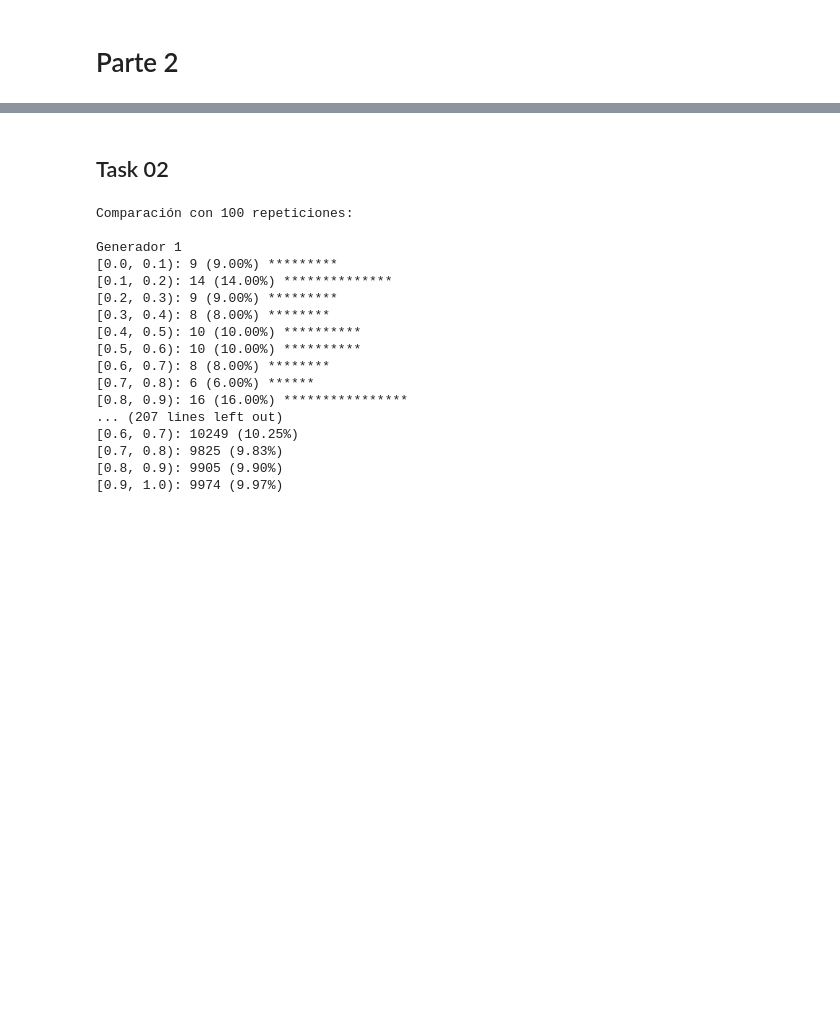
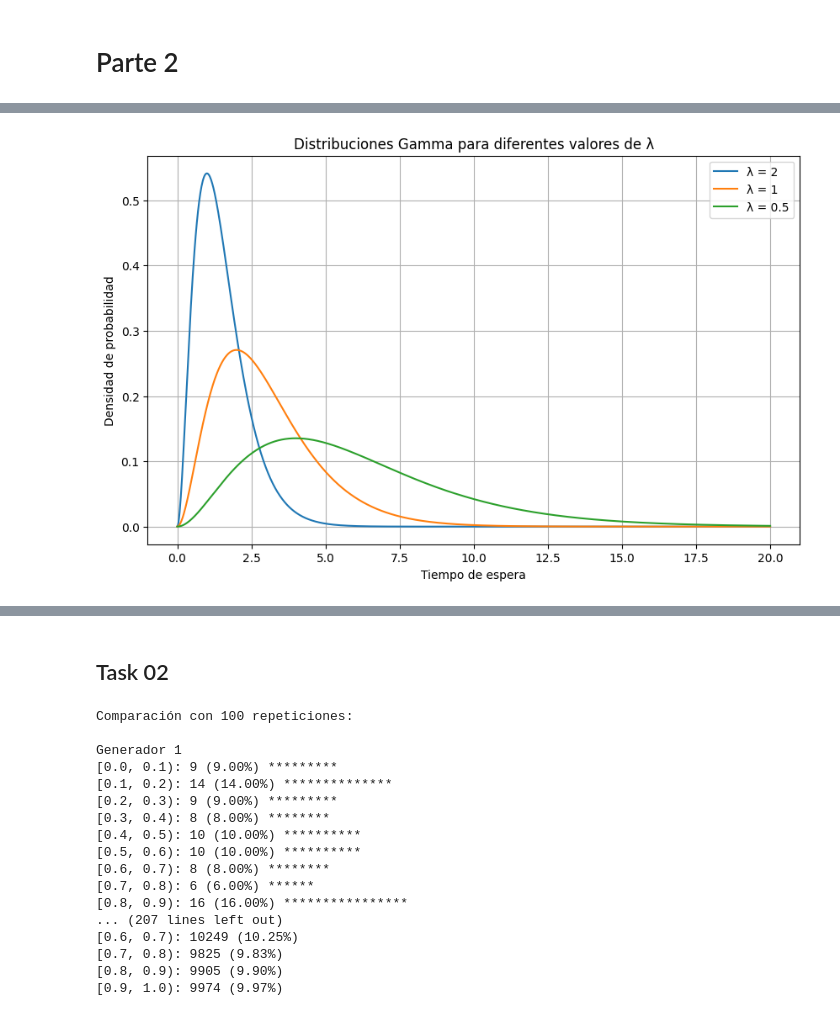
Before and after one commit to angelcast2002/Lab-04-MS, a Jupyter notebook: Laboratorio4.ipynb, the cells around one changed output, grey strips where cells are left out. Saved outputs shown, nothing was run; the diff lists cells and outputs as text; code cells hidden in the pictures; blank space fills up the shorter version.

```diff
--- a/Laboratorio4.ipynb
+++ b/Laboratorio4.ipynb
@@ -2,0 +9,33 @@
+# %%
+import matplotlib.pyplot as plt
+import numpy as np
+from scipy.stats import gamma
+
+# valores lambda
+lambdas = [2, 1, 0.5]
+
+# valor del numero de ocurrencias
+k = 3
+
+
+# Crear una figura para las gráficas
+plt.figure(figsize=(10, 6))
+
+# Generar y graficar las distribuciones gamma para cada lambda
+for lam in lambdas:
+    theta = 1 / lam  # Parámetro de escala
+    x = np.linspace(0, 20, 1000)
+    y = gamma.pdf(x, k, scale=theta)
+    plt.plot(x, y, label=f'λ = {lam}')
+
+# Configurar la gráfica
+plt.title('Distribuciones Gamma para diferentes valores de λ')
+plt.xlabel('Tiempo de espera')
+plt.ylabel('Densidad de probabilidad')
+plt.legend()
+plt.grid(True)
+
+# Mostrar la gráfica
+plt.show()
+# %% [output]
+[figure, added]
```
Also changed, not shown: parts of 4 cells of this notebook.
